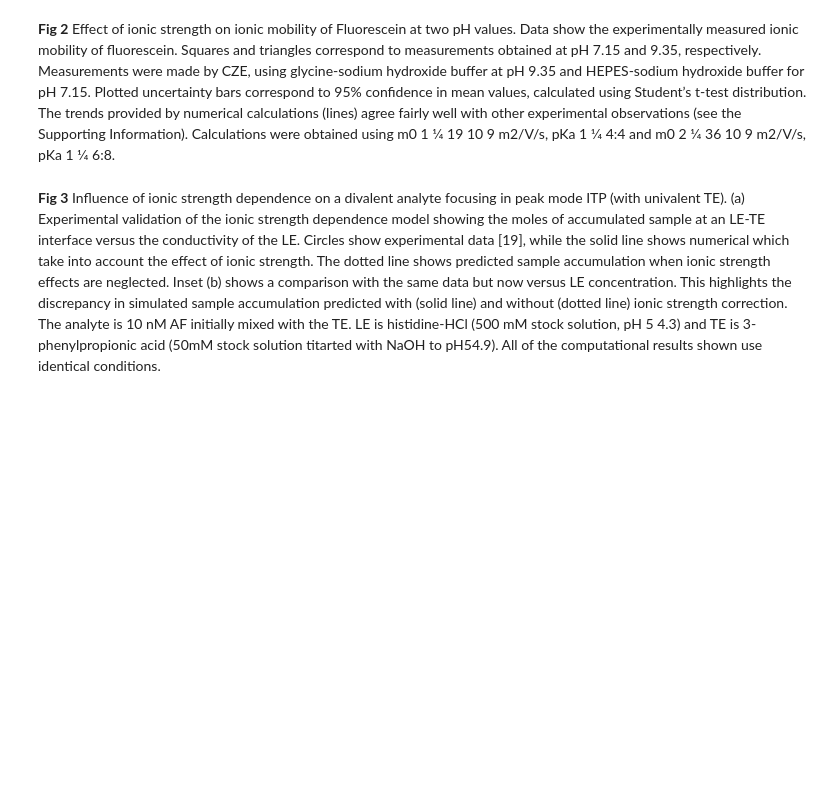
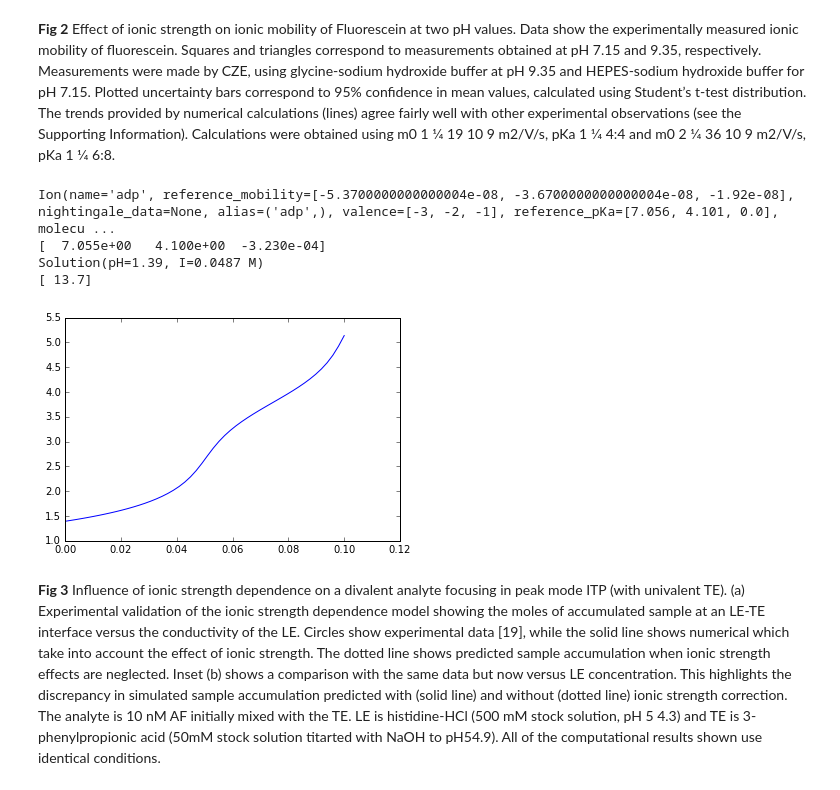
Before and after one commit to lewisamarshall/ionize, a Jupyter notebook: Benchmarks.ipynb, the cells around one changed output. Cells and saved outputs as stored; diff of their text form; code cells hidden in the pictures; blank space fills up the shorter version.

```diff
--- a/Benchmarks.ipynb
+++ b/Benchmarks.ipynb
@@ -251,5 +251,26 @@ plot.show()
 [figure]
 # %% [markdown]
 **Fig 2** Effect of ionic strength on ionic mobility of Fluorescein at two pH values. Data show the experimentally measured ionic mobility of fluorescein. Squares and triangles correspond to measurements obtained at pH 7.15 and 9.35, respectively. Measurements were made by CZE, using glycine-sodium hydroxide buffer at pH 9.35 and HEPES-sodium hydroxide buffer for pH 7.15. Plotted uncertainty bars correspond to 95% confidence in mean values, calculated using Student’s t-test distribution. The trends provided by numerical calculations (lines) agree fairly well with other experimental observations (see the Supporting Information). Calculations were obtained using m0 1 1⁄4  19   10 9 m2/V/s, pKa 1 1⁄4 4:4 and m0 2 1⁄4  36   10 9 m2/V/s, pKa 1 1⁄4 6:8.
+# %%
+analyte = db['alexa fluor 488']
+weak = db['histidine']
+print(repr(weak))
+print(weak.pKa())
+LE = ionize.Solution('adenosine diphosphate', .05)
+print(LE)
+LE.pH
+
+cl = db['chloride']
+print(cl.pKa())
+c = np.linspace(0, 0.1)
+pH = np.array([(LE + (cl, cp)).pH for cp in c])
+plot.plot(c, pH)
+plot.show()
+# %% [output]
+Ion(name='adp', reference_mobility=[-5.3700000000000004e-08, -3.6700000000000004e-08, -1.92e-08], nightingale_data=None, alias=('adp',), valence=[-3, -2, -1], reference_pKa=[7.056, 4.101, 0.0], molecu ...
+[  7.055e+00   4.100e+00  -3.230e-04]
+Solution(pH=1.39, I=0.0487 M)
+[ 13.7]
+[figure, added]
 # %% [markdown]
 **Fig 3** Influence of ionic strength dependence on a divalent analyte focusing in peak mode ITP (with univalent TE). (a) Experimental validation of the ionic strength dependence model showing the moles of accumulated sample at an LE-TE interface versus the conductivity of the LE. Circles show experimental data [19], while the solid line shows numerical which take into account the effect of ionic strength. The dotted line shows predicted sample accumulation when ionic strength effects are neglected. Inset (b) shows a comparison with the same data but now versus LE concentration. This highlights the discrepancy in simulated sample accumulation predicted with (solid line) and without (dotted line) ionic strength correction. The analyte is 10 nM AF initially mixed with the TE. LE is histidine-HCl (500 mM stock solution, pH 5 4.3) and TE is 3-phenylpropionic acid (50mM stock solution titarted with NaOH to pH54.9). All of the computational results shown use identical conditions.
```
Also changed, not shown: 3 other files.
